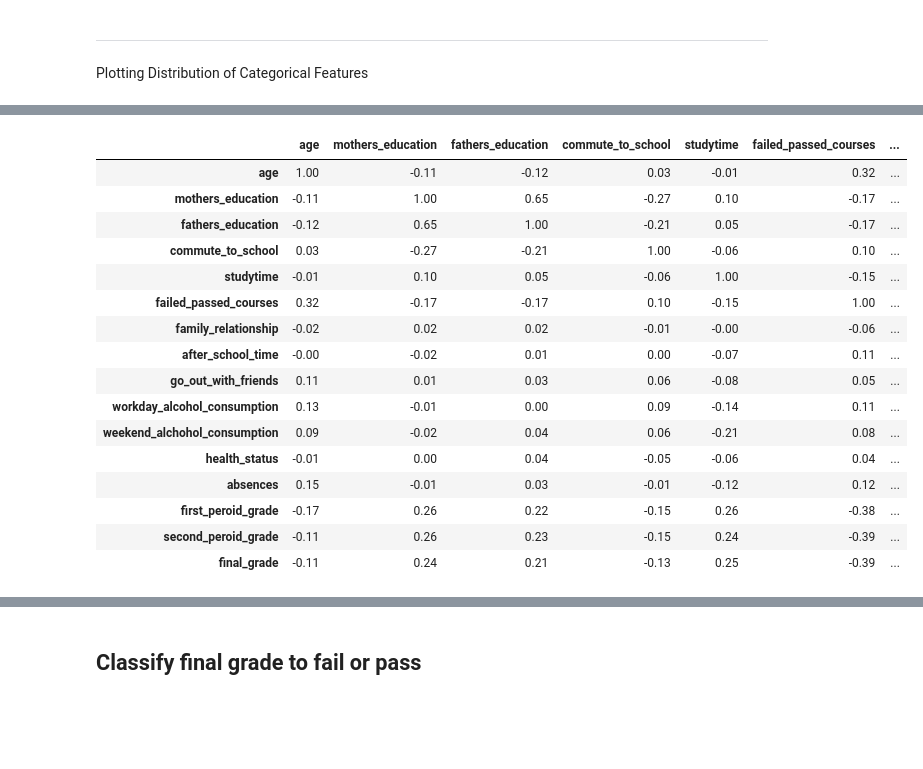
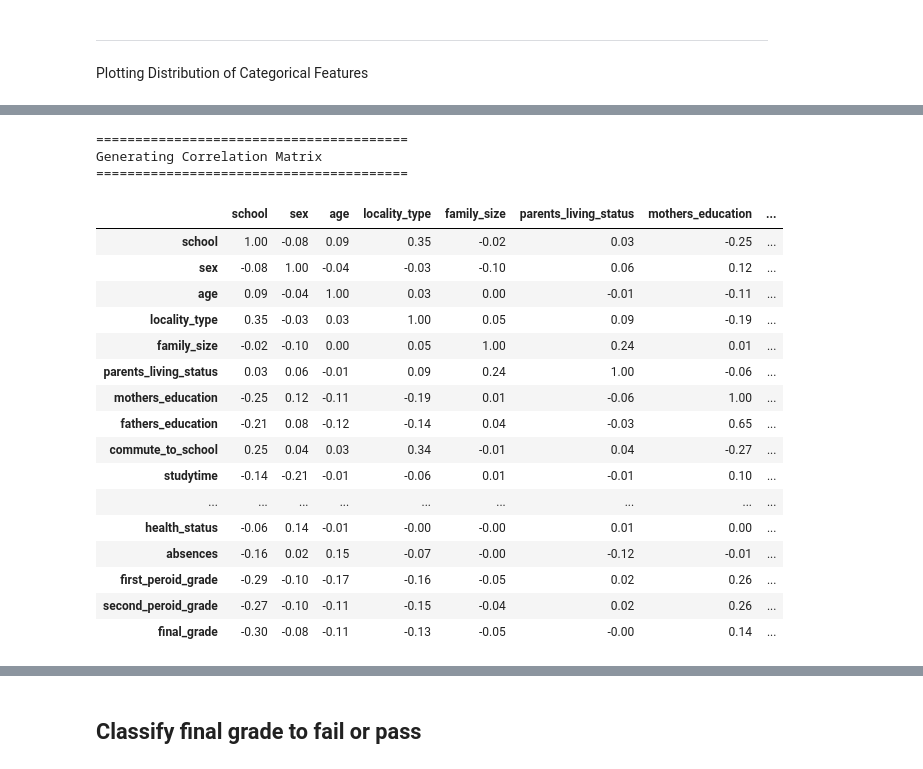
Before and after one commit to AdiBoye/machine_learning_capstone_project, a Jupyter notebook: src/Machine_Learning_Group.ipynb, the cells around one changed output, grey strips where cells are left out. Cells and saved outputs as stored; diff of their text form; code cells hidden in the pictures; blank space fills up the shorter version.

```diff
--- a/src/Machine_Learning_Group.ipynb
+++ b/src/Machine_Learning_Group.ipynb
@@ -397,11 +409,32 @@ plt.show()
 '''Label Encoding of Binary and Ordinal features
    Did not use any encoding methods since we want full control
 '''
+print("="*40)
+print("Encoding of binary and ordinal features")
+print("="*40)
+#Definition of label codes
+school = {'GP':0, 'MS':1} #codes for sschool
+sex = {'F':0, 'M':1} #codes for sex
+local = {'U':0, 'R':1} #codes for local
+fam = {'LE3':0, 'GT3':1} #codes for family size
+pt_liv = {'A':0, 'T':1} #codes for living with parents
+decision = {'no': 0, 'yes': 1} #codes to encode any yes or no question
 
-#Definition of label codes
-school = {'GP':0, 'MS':1}
-sex = {'F':0, 'M':1}
-local = {'U':0, 'R':1}
-fam = {'LE3':0, 'GT3':1}
-pt_liv = {'A':0, 'T':1}
-decision = {'no': 0, 'yes': 1}
+#performing Encoding with the codes defined above
+data['school'] = encode('school', school)
+data['sex'] = encode('sex', sex)
+data['locality_type'] = encode('locality_type', local)
+data['family_size'] = encode('family_size', fam)
+data['parents_living_status'] = encode('parents_living_status', pt_liv)
+data['extra_education_support'] = encode('extra_education_support', decision)
+data['extra_family_support'] = encode('extra_family_support', decision)
+data['extra_paid_class'] = encode('extra_paid_class', decision)
+data['extra_curricular_activities'] = encode('extra_curricular_activities', decision)
+data['attended_nursery'] = encode('attended_nursery', decision)
+data['undertake_higher_education'] = encode('undertake_higher_education', decision)
+data['internet'] = encode('internet', decision)
+data['romantic_relationship'] = encode('romantic_relationship', decision)
+
+#Preview Data
+for i in data.columns:
+  print(f"{i}: {data[i].sort_values().unique().tolist()}")
@@ -470,24 +568,32 @@ data_copy = data.copy()
 # %%
+print("="*40)
+print("Generating Correlation Matrix")
+print("="*40)
+
+#Creating correlation matrix
 correlation = data[numerical_features].corr().round(2)
-correlation
+display(correlation)
 # %% [output]
+========================================
+Generating Correlation Matrix
+========================================
-|  | age | mothers_education | fathers_education | commute_to_school | studytime | failed_passed_courses | ... |
-| age | 1.00 | -0.11 | -0.12 | 0.03 | -0.01 | 0.32 | ... |
-| mothers_education | -0.11 | 1.00 | 0.65 | -0.27 | 0.10 | -0.17 | ... |
-| fathers_education | -0.12 | 0.65 | 1.00 | -0.21 | 0.05 | -0.17 | ... |
-| commute_to_school | 0.03 | -0.27 | -0.21 | 1.00 | -0.06 | 0.10 | ... |
-| studytime | -0.01 | 0.10 | 0.05 | -0.06 | 1.00 | -0.15 | ... |
-| failed_passed_courses | 0.32 | -0.17 | -0.17 | 0.10 | -0.15 | 1.00 | ... |
-| family_relationship | -0.02 | 0.02 | 0.02 | -0.01 | -0.00 | -0.06 | ... |
-| after_school_time | -0.00 | -0.02 | 0.01 | 0.00 | -0.07 | 0.11 | ... |
-| go_out_with_friends | 0.11 | 0.01 | 0.03 | 0.06 | -0.08 | 0.05 | ... |
-| workday_alcohol_consumption | 0.13 | -0.01 | 0.00 | 0.09 | -0.14 | 0.11 | ... |
-| weekend_alchohol_consumption | 0.09 | -0.02 | 0.04 | 0.06 | -0.21 | 0.08 | ... |
-| health_status | -0.01 | 0.00 | 0.04 | -0.05 | -0.06 | 0.04 | ... |
-| absences | 0.15 | -0.01 | 0.03 | -0.01 | -0.12 | 0.12 | ... |
-| first_peroid_grade | -0.17 | 0.26 | 0.22 | -0.15 | 0.26 | -0.38 | ... |
-| second_peroid_grade | -0.11 | 0.26 | 0.23 | -0.15 | 0.24 | -0.39 | ... |
-| final_grade | -0.11 | 0.24 | 0.21 | -0.13 | 0.25 | -0.39 | ... |
+|  | school | sex | age | locality_type | family_size | parents_living_status | mothers_education | ... |
+| school | 1.00 | -0.08 | 0.09 | 0.35 | -0.02 | 0.03 | -0.25 | ... |
+| sex | -0.08 | 1.00 | -0.04 | -0.03 | -0.10 | 0.06 | 0.12 | ... |
+| age | 0.09 | -0.04 | 1.00 | 0.03 | 0.00 | -0.01 | -0.11 | ... |
+| locality_type | 0.35 | -0.03 | 0.03 | 1.00 | 0.05 | 0.09 | -0.19 | ... |
+| family_size | -0.02 | -0.10 | 0.00 | 0.05 | 1.00 | 0.24 | 0.01 | ... |
+| parents_living_status | 0.03 | 0.06 | -0.01 | 0.09 | 0.24 | 1.00 | -0.06 | ... |
+| mothers_education | -0.25 | 0.12 | -0.11 | -0.19 | 0.01 | -0.06 | 1.00 | ... |
+| fathers_education | -0.21 | 0.08 | -0.12 | -0.14 | 0.04 | -0.03 | 0.65 | ... |
+| commute_to_school | 0.25 | 0.04 | 0.03 | 0.34 | -0.01 | 0.04 | -0.27 | ... |
+| studytime | -0.14 | -0.21 | -0.01 | -0.06 | 0.01 | -0.01 | 0.10 | ... |
+| ... | ... | ... | ... | ... | ... | ... | ... | ... |
+| health_status | -0.06 | 0.14 | -0.01 | -0.00 | -0.00 | 0.01 | 0.00 | ... |
+| absences | -0.16 | 0.02 | 0.15 | -0.07 | -0.00 | -0.12 | -0.01 | ... |
+| first_peroid_grade | -0.29 | -0.10 | -0.17 | -0.16 | -0.05 | 0.02 | 0.26 | ... |
+| second_peroid_grade | -0.27 | -0.10 | -0.11 | -0.15 | -0.04 | 0.02 | 0.26 | ... |
+| final_grade | -0.30 | -0.08 | -0.11 | -0.13 | -0.05 | -0.00 | 0.14 | ... |
 # %%
 #Checking the correalation of numerical data
 custom_color = sns.light_palette("#262C61", as_cmap=True)
```
Also changed, not shown: parts of 44 cells of this notebook.
